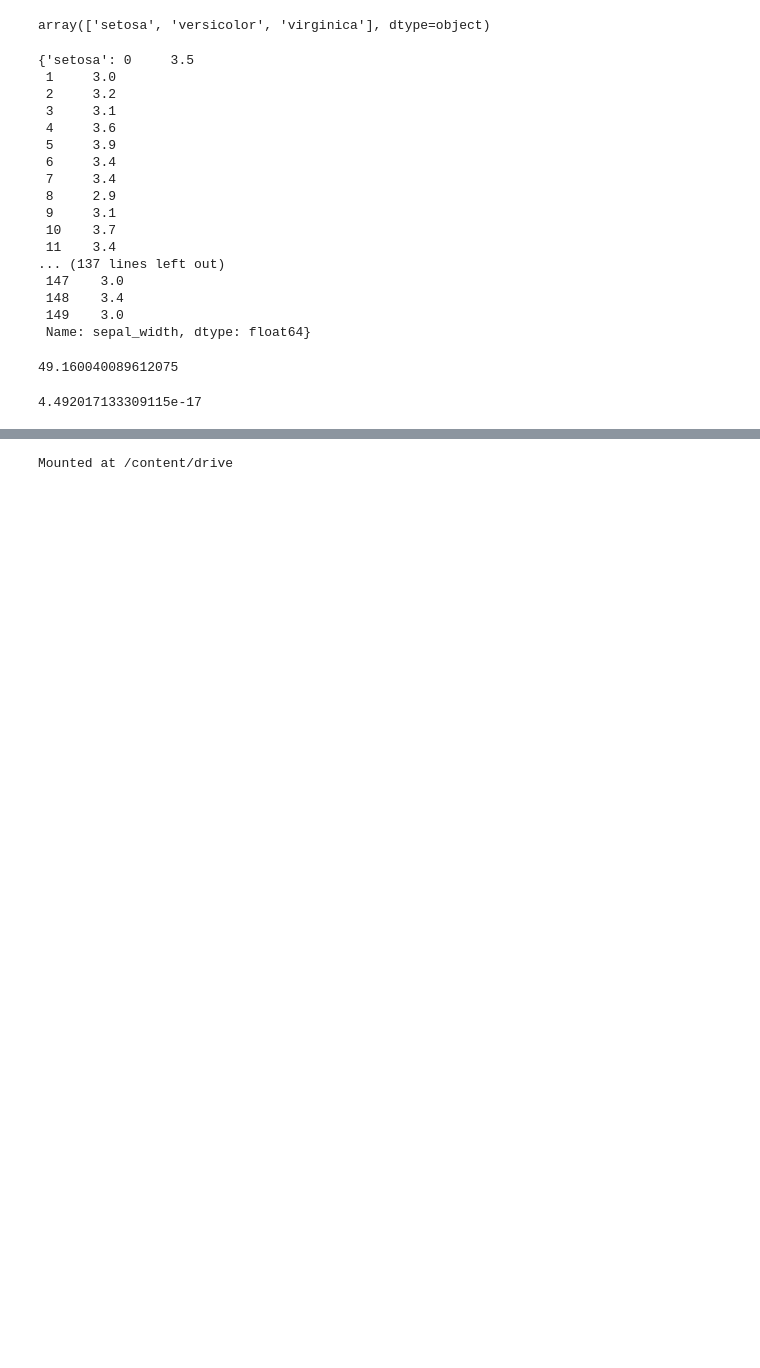
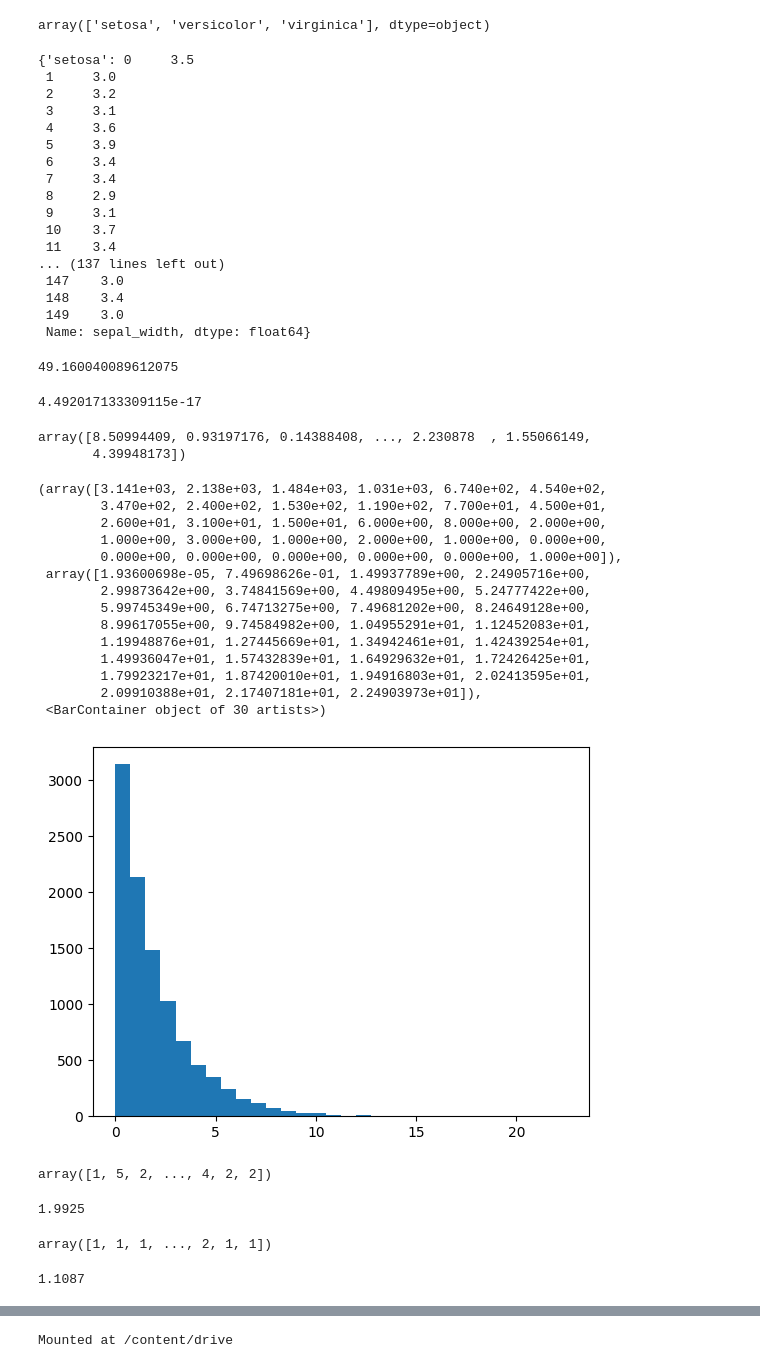
Before and after one commit to Krish-s/Pandas, a Jupyter notebook: Numpy.ipynb, the cells around one changed output, grey strips where cells are left out. Drawn from its saved outputs; the diff is of its cells as text; code cells hidden in the pictures; blank space fills up the shorter version.

```diff
--- a/Numpy.ipynb
+++ b/Numpy.ipynb
@@ -675,0 +684,24 @@ p_value
+# %%
+data = np.random.exponential(2,10000)
+data
+# %% [output]
+array([8.50994409, 0.93197176, 0.14388408, ..., 2.230878  , 1.55066149,
+       4.39948173])
+# %%
+plt.hist(data,bins=30)
+# %% [output]
+(array([3.141e+03, 2.138e+03, 1.484e+03, 1.031e+03, 6.740e+02, 4.540e+02,
+        3.470e+02, 2.400e+02, 1.530e+02, 1.190e+02, 7.700e+01, 4.500e+01,
+        2.600e+01, 3.100e+01, 1.500e+01, 6.000e+00, 8.000e+00, 2.000e+00,
+        1.000e+00, 3.000e+00, 1.000e+00, 2.000e+00, 1.000e+00, 0.000e+00,
+        0.000e+00, 0.000e+00, 0.000e+00, 0.000e+00, 0.000e+00, 1.000e+00]),
+ array([1.93600698e-05, 7.49698626e-01, 1.49937789e+00, 2.24905716e+00,
+        2.99873642e+00, 3.74841569e+00, 4.49809495e+00, 5.24777422e+00,
+        5.99745349e+00, 6.74713275e+00, 7.49681202e+00, 8.24649128e+00,
+        8.99617055e+00, 9.74584982e+00, 1.04955291e+01, 1.12452083e+01,
+        1.19948876e+01, 1.27445669e+01, 1.34942461e+01, 1.42439254e+01,
+        1.49936047e+01, 1.57432839e+01, 1.64929632e+01, 1.72426425e+01,
+        1.79923217e+01, 1.87420010e+01, 1.94916803e+01, 2.02413595e+01,
+        2.09910388e+01, 2.17407181e+01, 2.24903973e+01]),
+ <BarContainer object of 30 artists>)
+[figure, added]
@@ -675,0 +710,18 @@ p_value
+# %%
+Geo = np.random.geometric(p=0.5,size = 10000)
+Geo
+# %% [output]
+array([1, 5, 2, ..., 4, 2, 2])
+# %%
+Geo.mean()
+# %% [output]
+1.9925
+# %%
+Geo2 = np.random.geometric(p=0.9,size = 10000)
+Geo2
+# %% [output]
+array([1, 1, 1, ..., 2, 1, 1])
+# %%
+Geo2.mean()
+# %% [output]
+1.1087
```
Also changed, not shown: parts of 24 cells of this notebook.
